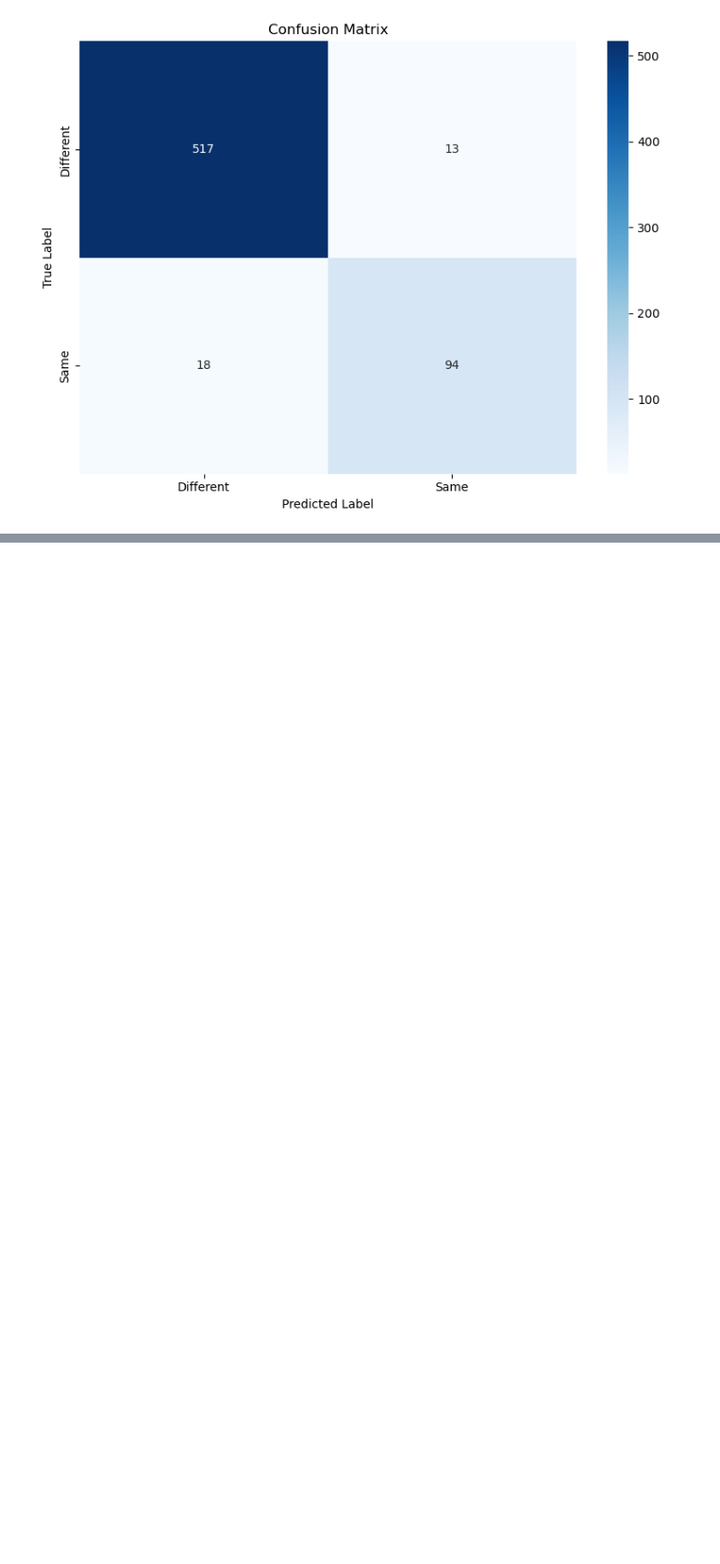
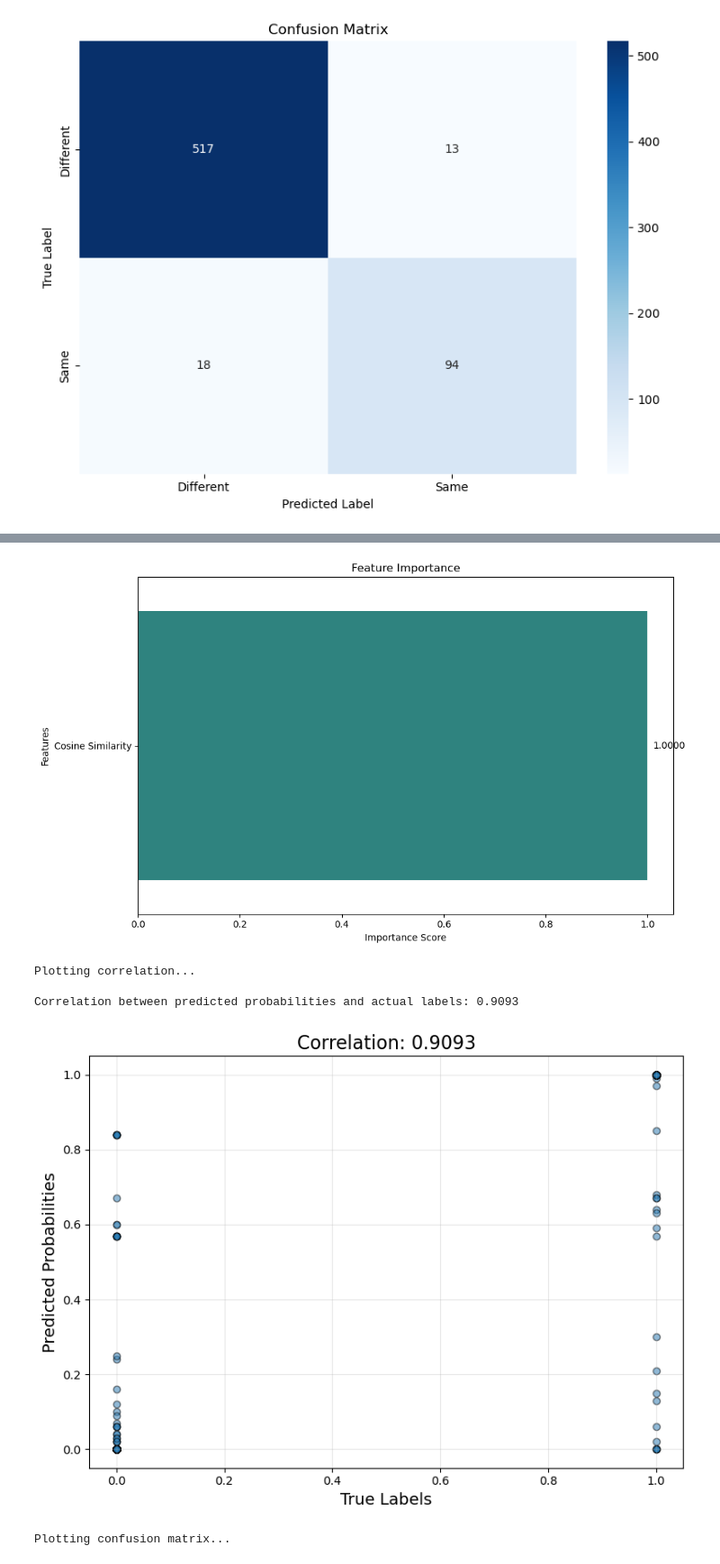
Before and after one commit to mutasim18/Mass-Sceptra-Classification, a Jupyter notebook: Visualization/randomforest_vis.ipynb, the cells around one changed output, grey strips where cells are left out. Shown: that part at 90% size. Drawn from its saved outputs; the diff is of its cells as text; code cells hidden in the pictures; blank space fills up the shorter version.

```diff
--- a/Visualization/randomforest_vis.ipynb
+++ b/Visualization/randomforest_vis.ipynb
@@ -75,7 +79,7 @@ sys.path.append(r"C:\\Local Disk (A)\\Github Files\\Projects\\Mass-Sceptra-Class
 import global_fun as gf  # Import the custom functions
 
 # Path to the CM1 dataset
-dataset_path = r"C:\\Local Disk (A)\\Github Files\\Projects\\Mass-Sceptra-Classification\\Datasets\\CM1"
+dataset_path = r"C:\\Local Disk (A)\\Github Files\\Projects\\Mass-Sceptra-Classification\\Datasets\\CM2"
 
 def main():
     # Prepare the dataset
@@ -111,3 +115,4 @@ def main():
 
 if __name__ == "__main__":
     main()
+# %% [output]
@@ -113,0 +136,6 @@ if __name__ == "__main__":
+[figure, added]
+Plotting correlation...
+
+Correlation between predicted probabilities and actual labels: 0.9093
+[figure, added]
+Plotting confusion matrix...
```
Also changed, not shown: parts of 8 cells of this notebook, 1 other file.
